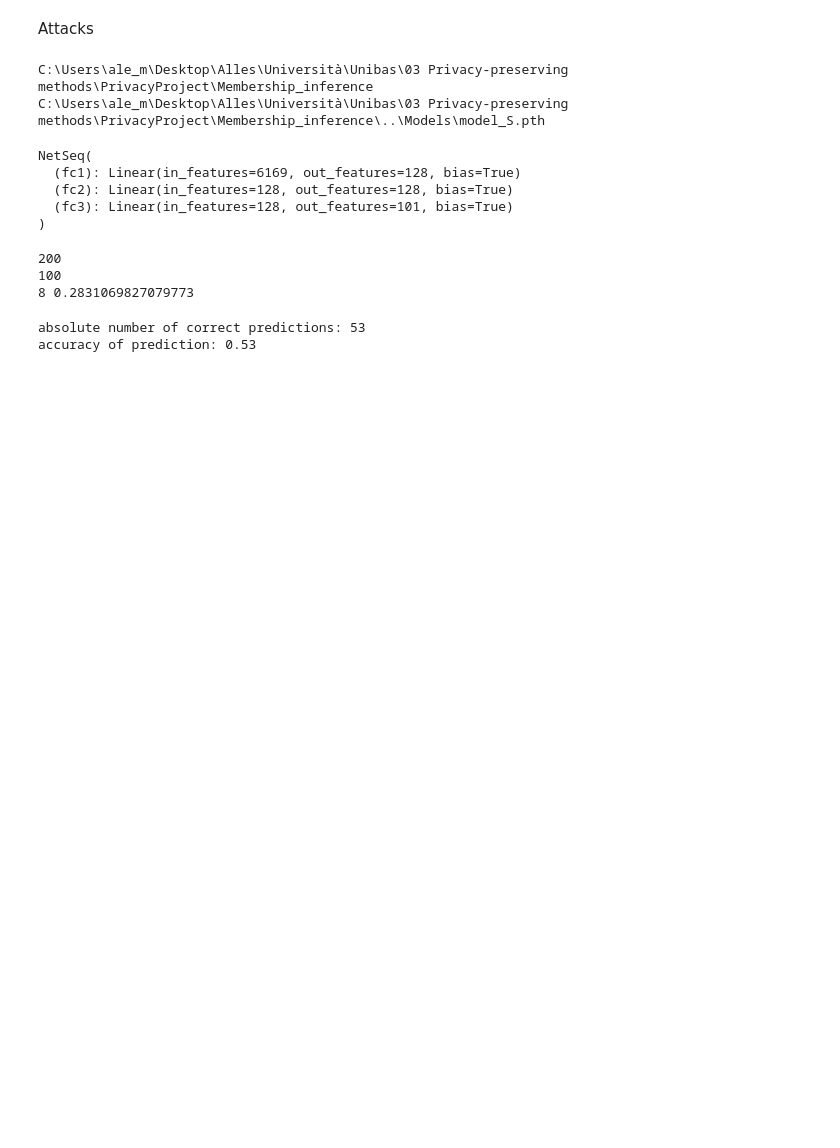
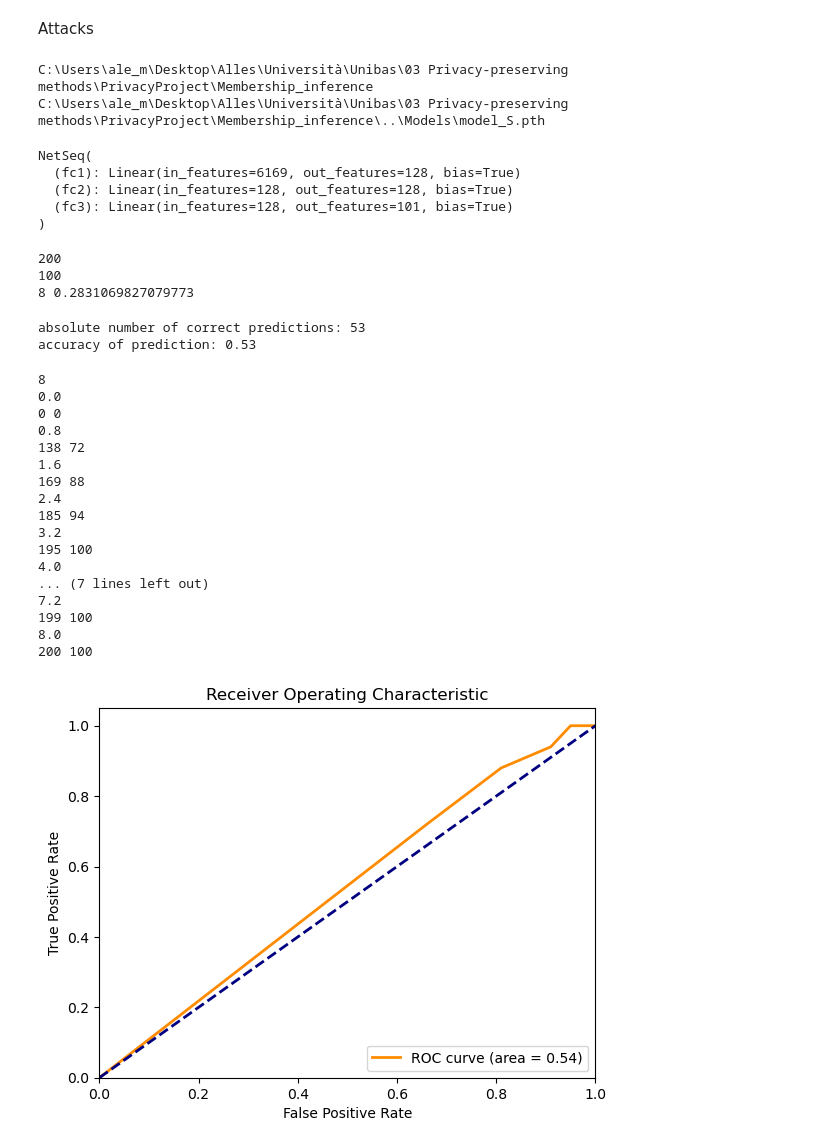
Before and after one commit to yannuma/PrivacyProject, a Jupyter notebook: Membership_inference/membership_inference.ipynb, the cells around one changed output. Cells and saved outputs as stored; diff of their text form; code cells hidden in the pictures; blank space fills up the shorter version.

```diff
--- a/Membership_inference/membership_inference.ipynb
+++ b/Membership_inference/membership_inference.ipynb
@@ -138,6 +138,61 @@ print('accuracy of prediction:', count_actual_members/sample_size)
 # %% [output]
 absolute number of correct predictions: 53
 accuracy of prediction: 0.53
+# %%
+m = 10
+TP_count = []
+FP_count = []
+TN_count = []
+FN_count = []
+print(int_max_loss)
+for i in range(m+1):
+    thresh = i/m*int_max_loss
+    print(thresh)
+    prediction = [item for item in sorted_results if item[2] < thresh]
+    count_prediction = len(prediction)
+    count_act_mem = sum(1 for feats, lab, loss in prediction if tuple(feats.flatten()) in train_features_set)
+    print(count_prediction, count_act_mem)
+    TP_count.append(count_act_mem)
+    FP_count.append(count_prediction-count_act_mem)
+    TN_count.append(sample_size - count_prediction + count_act_mem)
+    FN_count.append(sample_size - count_act_mem)
+
+
+TPR = [TP / (TP + FN) for TP, FN in zip(TP_count, FN_count)]  # True Positive Rate
+FPR = [FP / (FP + TN) for FP, TN in zip(FP_count, TN_count)]  # False Positive Rate
+
+roc_auc = np.trapz(TPR, FPR)
+
+# Plot ROC curve
+plt.figure()
+plt.plot(FPR, TPR, color='darkorange', lw=2, label='ROC curve (area = %0.2f)' % roc_auc)
+plt.plot([0, 1], [0, 1], color='navy', lw=2, linestyle='--')
+plt.xlim([0.0, 1.0])
+plt.ylim([0.0, 1.05])
+plt.xlabel('False Positive Rate')
+plt.ylabel('True Positive Rate')
+plt.title('Receiver Operating Characteristic')
+plt.legend(loc="lower right")
+plt.show()
+# %% [output]
+8
+0.0
+0 0
+0.8
+138 72
+1.6
+169 88
+2.4
+185 94
+3.2
+195 100
+4.0
+... (7 lines left out)
+7.2
+199 100
+8.0
+200 100
+[figure, added]
 # %%
 model = 'blabla' ## salvati come pth
 
```
